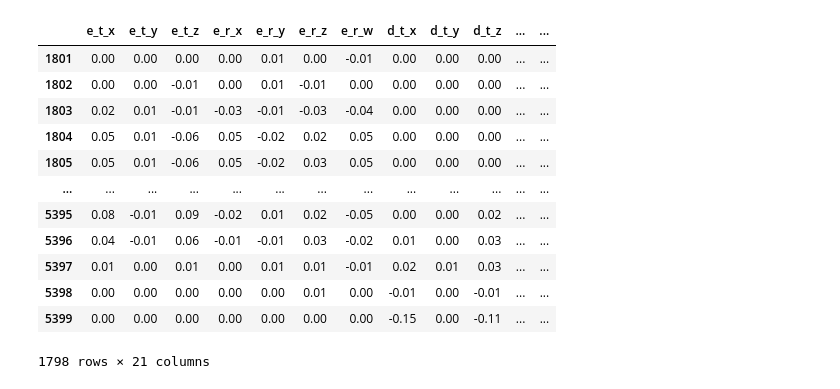
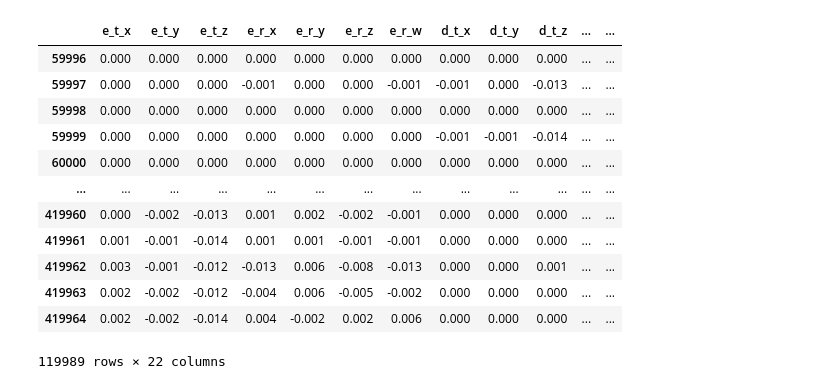
Before and after one commit to fernandofks/data_ML_notebooks, a Jupyter notebook: WalkAI_one_direction_speed_classifier.ipynb, the cells around one changed output. Cells and saved outputs as stored; diff of their text form; code cells hidden in the pictures.

```diff
--- a/WalkAI_one_direction_speed_classifier.ipynb
+++ b/WalkAI_one_direction_speed_classifier.ipynb
@@ -11,5 +11,5 @@ from sklearn.model_selection import train_test_split
 # %%
 # data = pd.read_csv('data/walk_data_14_Fernando.txt', sep=",", header=None, names=["e_t_x","e_t_y","e_t_z","e_r_x","e_r_y","e_r_z","e_r_w","d_t_x","d_t_y","d_t_z","d_r_x","d_r_y","d_r_z","d_r_w", "c_t_x","c_t_y","c_t_z","c_r_x","c_r_y","c_r_z", "c_r_w"])
 # data_fernando = pd.read_csv('data/walk_data_1_Fernando.txt', sep=",", header=None, names=["e_t_x","e_t_y","e_t_z","e_r_x","e_r_y","e_r_z","d_t_x","d_t_y","d_t_z","d_r_x","d_r_y","d_r_z","c_t_x","c_t_y","c_t_z","c_r_x","c_r_y","c_r_z"])
-data = pd.read_csv('data/full_data.txt', sep=",", header=None, names=["e_t_x","e_t_y","e_t_z","e_r_x","e_r_y","e_r_z","e_r_w","d_t_x","d_t_y","d_t_z","d_r_x","d_r_y","d_r_z","d_r_w", "c_t_x","c_t_y","c_t_z","c_r_x","c_r_y","c_r_z", "c_r_w", "name","height(cm)", "weight(kg)", "direction", "angle", "speed"])
+data = pd.read_csv('data/full_data.txt', sep=",", header=None, names=["e_t_x","e_t_y","e_t_z","e_r_x","e_r_y","e_r_z","e_r_w","d_t_x","d_t_y","d_t_z","d_r_x","d_r_y","d_r_z","d_r_w", "c_t_x","c_t_y","c_t_z","c_r_x","c_r_y","c_r_z", "c_r_w", "speed"])
 # %%
@@ -108,23 +38,22 @@ result_slow = pd.concat(frames_slow)
 result_slow.to_csv('data/vel_media.txt', index=False)
 # %%
-frames_fast = [vel_fast, vel_fast2]
-result_fast = pd.concat(frames_fast)
+result_fast = data[data.speed=="fast"][1:]
 result_fast.to_csv('data/vel_rapida.txt', index=False)
 result_fast
 # %% [output]
 |  | e_t_x | e_t_y | e_t_z | e_r_x | e_r_y | e_r_z | e_r_w | d_t_x | d_t_y | d_t_z | ... | ... |
-| 1801 | 0.00 | 0.00 | 0.00 | 0.00 | 0.01 | 0.00 | -0.01 | 0.00 | 0.00 | 0.00 | ... | ... |
-| 1802 | 0.00 | 0.00 | -0.01 | 0.00 | 0.01 | -0.01 | 0.00 | 0.00 | 0.00 | 0.00 | ... | ... |
-| 1803 | 0.02 | 0.01 | -0.01 | -0.03 | -0.01 | -0.03 | -0.04 | 0.00 | 0.00 | 0.00 | ... | ... |
-| 1804 | 0.05 | 0.01 | -0.06 | 0.05 | -0.02 | 0.02 | 0.05 | 0.00 | 0.00 | 0.00 | ... | ... |
-| 1805 | 0.05 | 0.01 | -0.06 | 0.05 | -0.02 | 0.03 | 0.05 | 0.00 | 0.00 | 0.00 | ... | ... |
+| 59996 | 0.000 | 0.000 | 0.000 | 0.000 | 0.000 | 0.000 | 0.000 | 0.000 | 0.000 | 0.000 | ... | ... |
+| 59997 | 0.000 | 0.000 | 0.000 | -0.001 | 0.000 | 0.000 | -0.001 | -0.001 | 0.000 | -0.013 | ... | ... |
+| 59998 | 0.000 | 0.000 | 0.000 | 0.000 | 0.000 | 0.000 | 0.000 | 0.000 | 0.000 | 0.000 | ... | ... |
+| 59999 | 0.000 | 0.000 | 0.000 | 0.000 | 0.000 | 0.000 | 0.000 | -0.001 | -0.001 | -0.014 | ... | ... |
+| 60000 | 0.000 | 0.000 | 0.000 | 0.000 | 0.000 | 0.000 | 0.000 | 0.000 | 0.000 | 0.000 | ... | ... |
 | ... | ... | ... | ... | ... | ... | ... | ... | ... | ... | ... | ... | ... |
-| 5395 | 0.08 | -0.01 | 0.09 | -0.02 | 0.01 | 0.02 | -0.05 | 0.00 | 0.00 | 0.02 | ... | ... |
-| 5396 | 0.04 | -0.01 | 0.06 | -0.01 | -0.01 | 0.03 | -0.02 | 0.01 | 0.00 | 0.03 | ... | ... |
-| 5397 | 0.01 | 0.00 | 0.01 | 0.00 | 0.01 | 0.01 | -0.01 | 0.02 | 0.01 | 0.03 | ... | ... |
-| 5398 | 0.00 | 0.00 | 0.00 | 0.00 | 0.00 | 0.01 | 0.00 | -0.01 | 0.00 | -0.01 | ... | ... |
-| 5399 | 0.00 | 0.00 | 0.00 | 0.00 | 0.00 | 0.00 | 0.00 | -0.15 | 0.00 | -0.11 | ... | ... |
+| 419960 | 0.000 | -0.002 | -0.013 | 0.001 | 0.002 | -0.002 | -0.001 | 0.000 | 0.000 | 0.000 | ... | ... |
+| 419961 | 0.001 | -0.001 | -0.014 | 0.001 | 0.001 | -0.001 | -0.001 | 0.000 | 0.000 | 0.000 | ... | ... |
+| 419962 | 0.003 | -0.001 | -0.012 | -0.013 | 0.006 | -0.008 | -0.013 | 0.000 | 0.000 | 0.001 | ... | ... |
+| 419963 | 0.002 | -0.002 | -0.012 | -0.004 | 0.006 | -0.005 | -0.002 | 0.000 | 0.000 | 0.000 | ... | ... |
+| 419964 | 0.002 | -0.002 | -0.014 | 0.004 | -0.002 | 0.002 | 0.006 | 0.000 | 0.000 | 0.000 | ... | ... |
-1798 rows × 21 columns
+119989 rows × 22 columns
 # %%
 # Loading pipeline params.
 DATA_PATH = Path('data')
```
Also changed, not shown: parts of 20 cells of this notebook, 28 other files.
